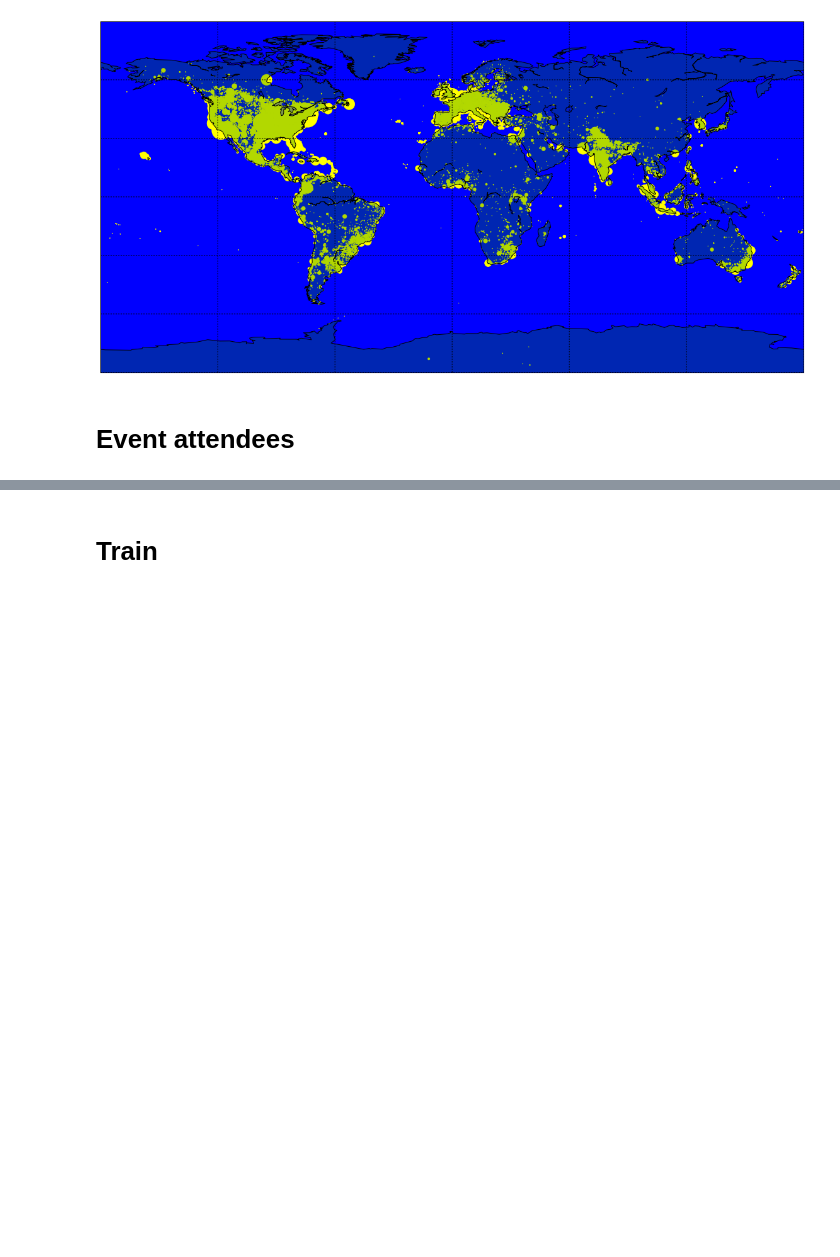
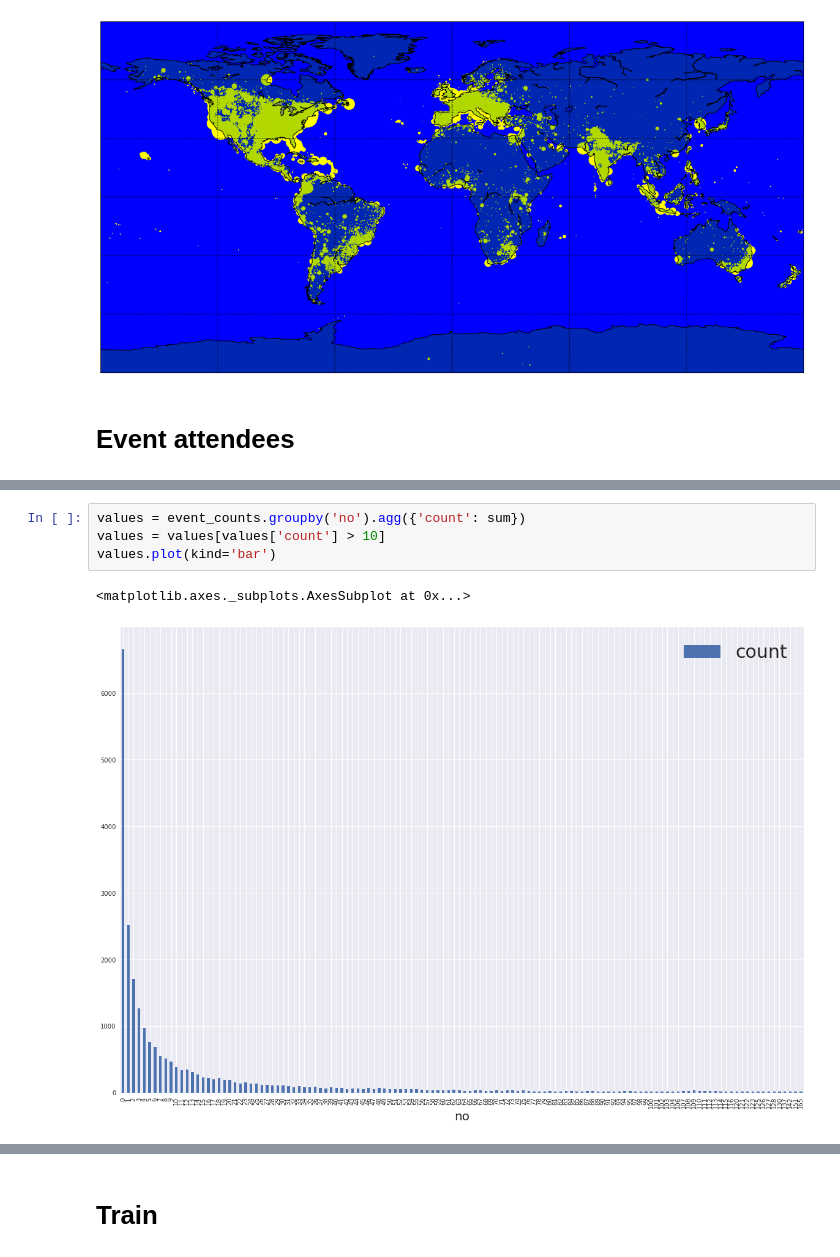
Before and after one commit to YRustt/Contests, a Jupyter notebook: Recomendation system/test.ipynb, the cells around one changed output, grey strips where cells are left out. Saved outputs shown, nothing was run; the diff lists cells and outputs as text; blank space fills up the shorter version.

```diff
--- a/Recomendation system/test.ipynb
+++ b/Recomendation system/test.ipynb
@@ -315,0 +355,7 @@ event_attendees.head()-
+# %%
+values = event_counts.groupby('no').agg({'count': sum})
+values = values[values['count'] > 10]
+values.plot(kind='bar')
+# %% [output]
+<matplotlib.axes._subplots.AxesSubplot at 0x...>
+[figure, added]
```
Also changed, not shown: parts of 24 cells of this notebook.
